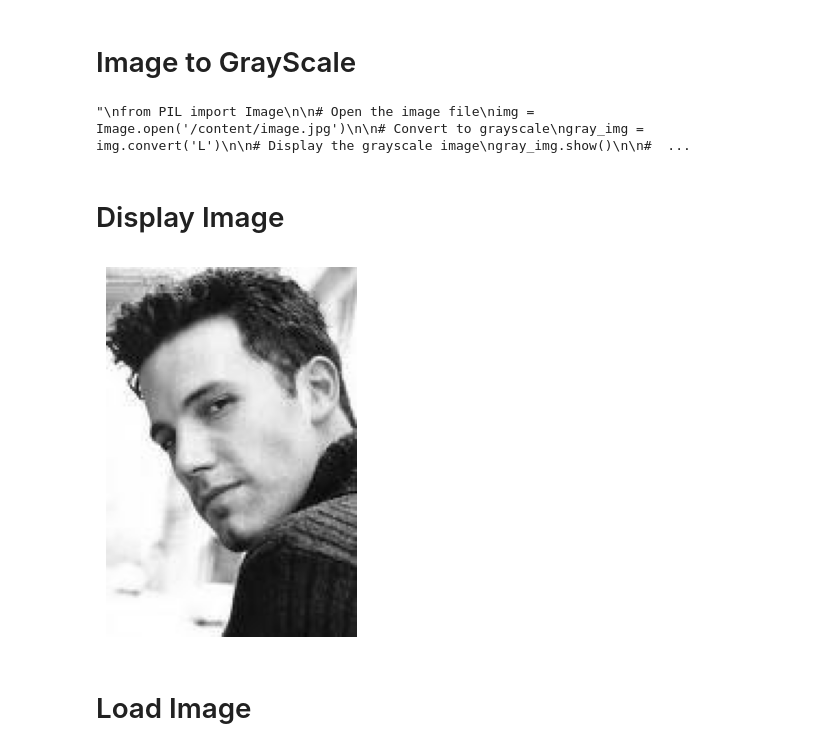
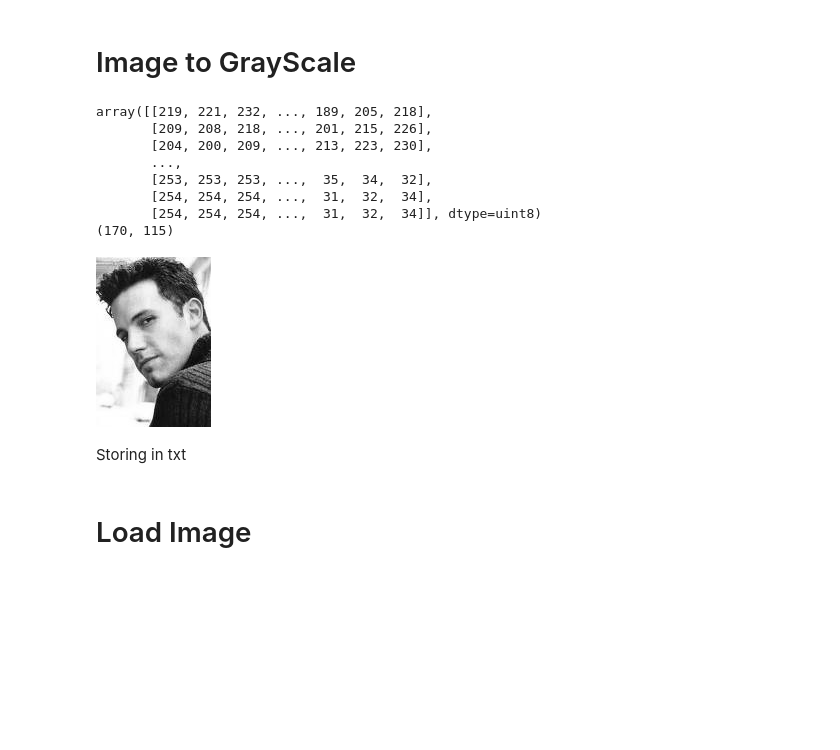
Before and after one commit to SBhat2615/pcap-mini-project, a Jupyter notebook: colab-workspace.ipynb, the cells around one changed output. Cells and saved outputs as stored; diff of their text form; code cells hidden in the pictures; blank space fills up the shorter version.

Commit message:
Loading image to matrix using image_text.txt

```diff
--- a/colab-workspace.ipynb
+++ b/colab-workspace.ipynb
@@ -64,19 +62,3 @@ drwxr-xr-x 1 root root  4096 Apr 25 13:34 sample_data
 **RUN THE BELOW 2 CELLS ONLY IF YOU HAVE RGB IMAGE UPLOADED**
 # %% [markdown]
 # Image to GrayScale
-# %%
-from PIL import Image
-
-# Open the image file
-img = Image.open('/content/image.jpg')
-
-# Convert to grayscale
-gray_img = img.convert('L')
-
-# Display the grayscale image
-gray_img.show()
-
-# Save the grayscale image
-gray_img.save('/content/imageGray.jpg')
-# %% [output]
-"\nfrom PIL import Image\n\n# Open the image file\nimg = Image.open('/content/image.jpg')\n\n# Convert to grayscale\ngray_img = img.convert('L')\n\n# Display the grayscale image\ngray_img.show()\n\n#  ...
@@ -86,13 +65,29 @@ gray_img.save('/content/imageGray.jpg')
-# %% [markdown]
-# Display Image
 # %%
 from matplotlib import pyplot as plt
 import cv2
+from google.colab.patches import cv2_imshow
+from pprint import pprint
 
 img = cv2.imread('./image.jpg')
+img = cv2.cvtColor(img, cv2.COLOR_BGR2GRAY)
 
-plt.imshow(img)
-plt.axis("off")
-plt.show()
+pprint(img)
+
+print(img.shape)
+
+# plt.imshow(img)
+# plt.axis("off")
+# plt.show()
+cv2_imshow(img)
 # %% [output]
+array([[219, 221, 232, ..., 189, 205, 218],
+       [209, 208, 218, ..., 201, 215, 226],
+       [204, 200, 209, ..., 213, 223, 230],
+       ...,
+       [253, 253, 253, ...,  35,  34,  32],
+       [254, 254, 254, ...,  31,  32,  34],
+       [254, 254, 254, ...,  31,  32,  34]], dtype=uint8)
+(170, 115)
-[figure, old version]
+[figure, new version]
+# %% [markdown]
+Storing in txt
```
Also changed, not shown: parts of 12 cells of this notebook.
